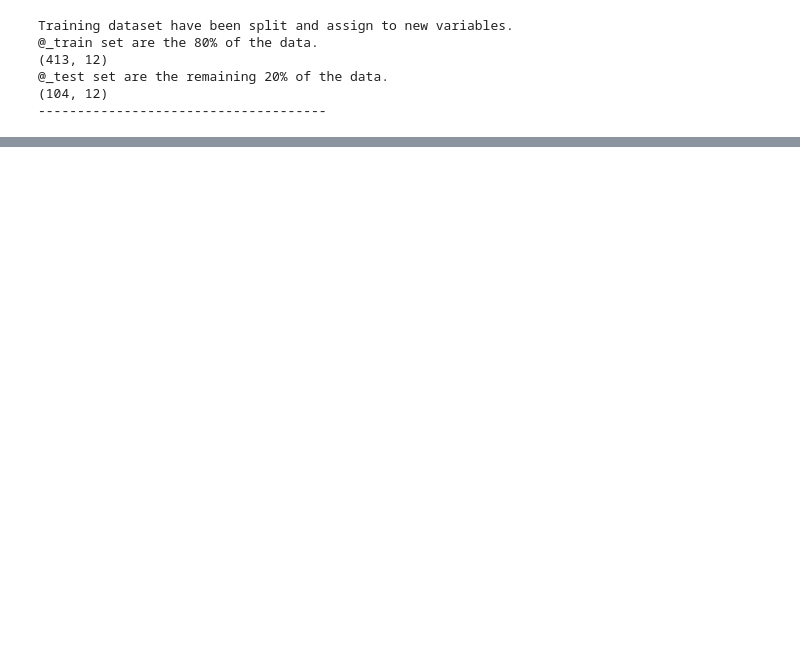
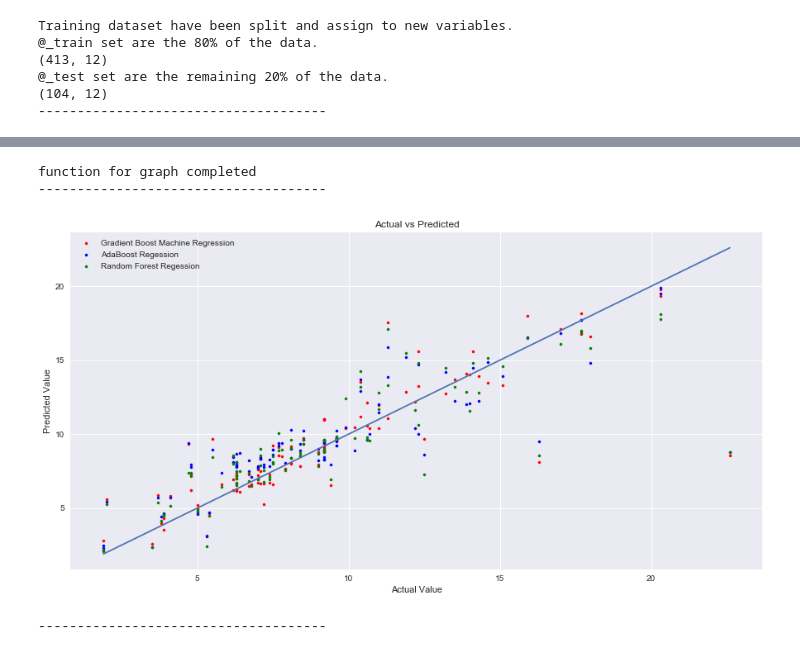
Before and after one commit to EnxaisRichard/regressionstarterkit, a Jupyter notebook: HandsON_Regressions.ipynb, the cells around one changed output, grey strips where cells are left out. Cells and saved outputs as stored; diff of their text form; code cells hidden in the pictures; blank space fills up the shorter version.

```diff
--- a/HandsON_Regressions.ipynb
+++ b/HandsON_Regressions.ipynb
@@ -456,0 +449,25 @@ For more details about evaulation metrics, please refer here.
+# %%
+#create list of empty arrays for predictions
+length_predictions = len(X_test)
+gbm_predictions = []
+ada_predictions = []
+rf_predictions = []
+
+reg_predictions_cycle = [gbm_predictions, ada_predictions, rf_predictions]
+
+for x in range(number_of_regressions):
+    #create variables for each cycle iterations
+    current_regression = reg_estimator_cycle[x]
+    current_reg_name = reg_names_cycle[x]
+
+    #run best parameters on training and test data, then assign variables
+    current_r2_train_score =current_regression.score(X_train,y_train)
+    current_r2_test_score = current_regression.score(X_test,y_test)
+    print("The {} provides a Train Data score of: {}".format(current_reg_name, current_r2_train_score))
+    print("The {} provides a Test Data score of: {}".format(current_reg_name, current_r2_test_score))
+
+    #assign best parameter predictions
+    reg_predictions_cycle[x] = current_regression.predict(X_test)
+    print("The {} have been assigned to prediction variable".format(current_reg_name))
+    print(current_regression.predict(X_test))
+    print("-------------------------------------")
@@ -456,0 +492,35 @@ For more details about evaulation metrics, please refer here.
+# %%
+#we create function to plot actual vs predicted target values
+def actual_vs_predicted(predicted_values, regression_names, test_score, train_score, color):
+    plt.figure(figsize=(15,7.5))
+    plt.scatter(y_test, predicted_values, color=color, label=regression_names, s=10)
+    test_score = np.round(test_score,3)
+    train_score = np.round(train_score,3)
+    plt.title("{} - Actual vs Predicted with Test r2  Score: {} & Train r2 Score: {}.".format(regression_names, test_score, train_score))
+    plt.xlabel("Actual Value")
+    plt.ylabel("Predicted Value")
+    plt.plot([min(y_test), max(y_test)], [min(y_test), max(y_test)])
+    plt.legend()
+    plt.show()
+
+print("function for graph completed")
+print("-------------------------------------")
+# %% [output]
+function for graph completed
+-------------------------------------
+# %%
+#place all variables created through function for plotting actual vs predicted values
+plt.figure(figsize=(15,7.5))
+plt.scatter(y_test, reg_predictions_cycle[0], color="r", label="Gradient Boost Machine Regression", s=10)
+plt.scatter(y_test, reg_predictions_cycle[1], color="b", label="AdaBoost Regession", s=10)
+plt.scatter(y_test, reg_predictions_cycle[2], color="g", label="Random Forest Regession", s=10)
+plt.title("Actual vs Predicted")
+plt.xlabel("Actual Value")
+plt.ylabel("Predicted Value")
+plt.plot([min(y_test), max(y_test)], [min(y_test), max(y_test)])
+plt.legend()
+plt.show()
+print("-------------------------------------")
+# %% [output]
+[figure, added]
+-------------------------------------
```
Also changed, not shown: parts of 10 cells of this notebook, 2 other files.
